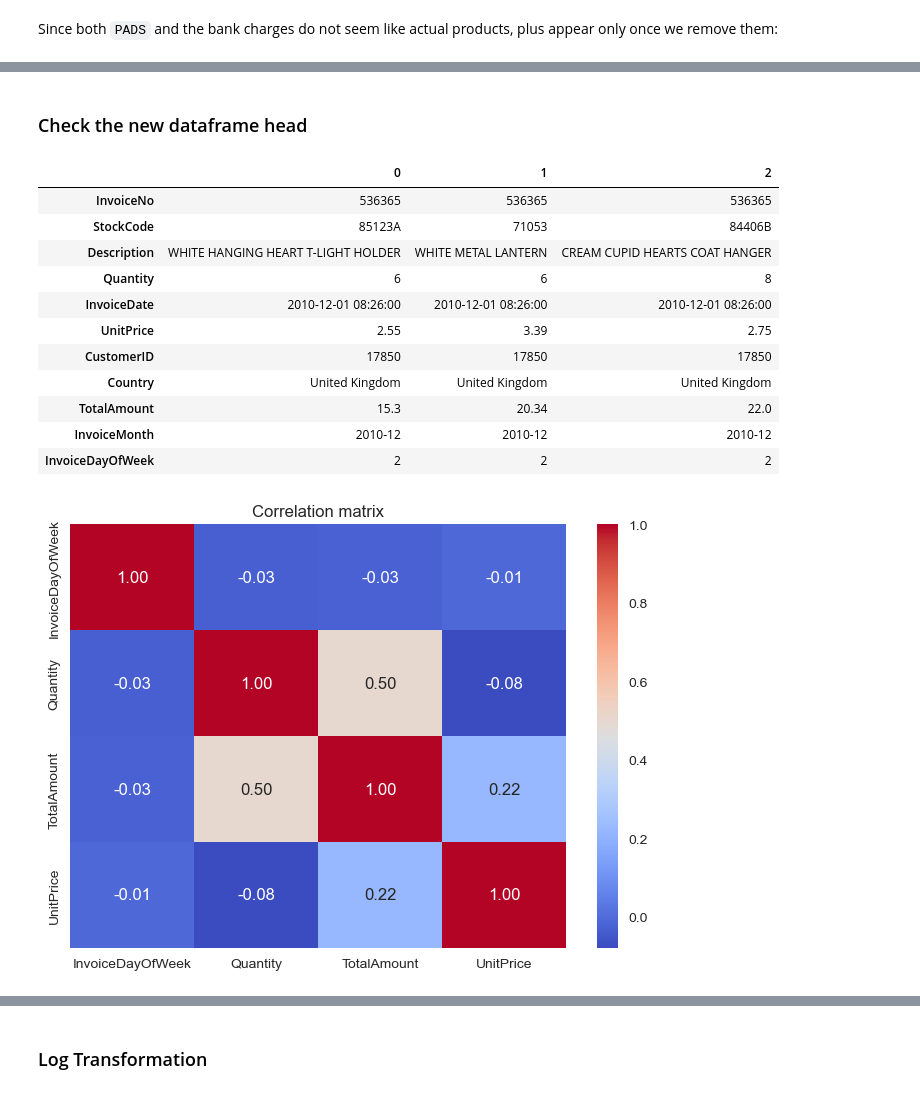
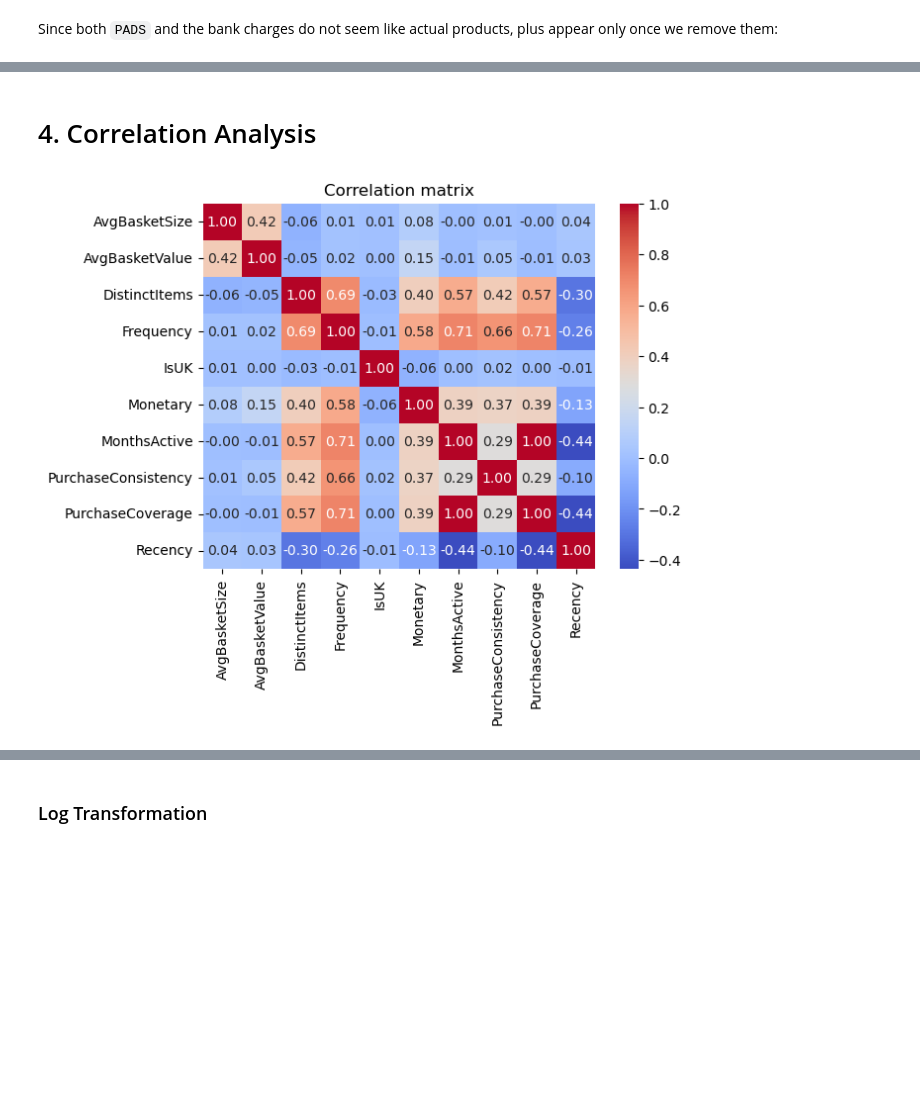
Before and after one commit to sachstimo/online-retail-analysis, a Jupyter notebook: retail_analysis.ipynb, the cells around one changed output, grey strips where cells are left out. Drawn from its saved outputs; the diff is of its cells as text; code cells hidden in the pictures; blank space fills up the shorter version.

```diff
--- a/retail_analysis.ipynb
+++ b/retail_analysis.ipynb
@@ -188,10 +186,12 @@ invoices_without_customer['CustomerID'] = invoices_without_customer['InvoiceNo']
 
 # Clean the CustomerID column to ensure it only contains valid integer-like values
 df_with_customer = df.dropna(subset=['CustomerID']).copy()
-df_with_customer['CustomerID'] = df_with_customer['CustomerID'].str.split('.').str[0]  # Remove decimal part if present
+df_with_customer['CustomerID'] = df_with_customer['CustomerID'].astype(str).str.split('.').str[0]
 
 # Combine with transactions that have real CustomerIDs
 df = pd.concat([
 	df_with_customer,
 	invoices_without_customer
 ])
+
+print(df[df['CustomerID'].astype(str).str.endswith('_anon')].shape[0], 'synthetic customer IDs created')
@@ -330,0 +346,4 @@ df = df[~df['InvoiceNo'].isin([581483, 541431])]
+# %%
+# Set quantity value for invoice 556444
+
+df.loc[df['InvoiceNo'] == 556444, 'Quantity'] = 1
@@ -451,7 +513,12 @@ Since we have seen that around 90% of the customers come from the UK, we will se
 # %%
 # First, create a reference date (last date in the dataset + 1 day)
 last_date = df['InvoiceDate'].max() + pd.Timedelta(days=1)
-df['TotalAmount'] = df['Quantity'] * df['UnitPrice']
+
+# Extract the month from the InvoiceDate
+df['InvoiceMonth'] = df['InvoiceDate'].dt.to_period('M')
+
+# Extract the day of the week from the InvoiceDate
+df['InvoiceDayOfWeek'] = df['InvoiceDate'].dt.dayofweek
 
 # Group by CustomerID to create customer-level features
 customer_features = df.groupby('CustomerID').agg(
@@ -466,18 +533,24 @@ customer_features = df.groupby('CustomerID').agg(
 
     # Alternative/Additional Features
     AvgBasketSize=('Quantity', 'mean'),  # Average items per order
-    AvgOrderValue=('TotalAmount', 'mean'),  # Average spend per order
-    DistinctProducts=('StockCode', lambda x: x.nunique()),  # Count unique products
+    AvgBasketValue=('TotalAmount', 'mean'),  # Average order value
+    DistinctItems=('StockCode', 'nunique'),  # Distinct items purchased
+
+    # Seasonality Features
+    MonthsActive=('InvoiceMonth', 'nunique'),  # Number of unique months with purchases
 
     # Country
     Country=('Country', 'first')
 ).reset_index()
 
-# Extract the month from the InvoiceDate
-df['InvoiceMonth'] = df['InvoiceDate'].dt.to_period('M')
+# Calculate purchase consistency (higher value = more consistent buyer)
+customer_features['PurchaseConsistency'] = customer_features['Frequency'] / customer_features['MonthsActive']
 
-# Extract the day of the week from the InvoiceDate
-df['InvoiceDayOfWeek'] = df['InvoiceDate'].dt.dayofweek
+# Add UK flag
+customer_features['IsUK'] = np.where(customer_features['Country'] == 'United Kingdom', 1, 0)
 
-# Add UK vs International flag
-customer_features['IsUK'] = (customer_features['Country'] == 'United Kingdom').astype(int)
+# Determine time range of dataset in months
+total_months_in_data = df['InvoiceMonth'].nunique()
+
+# Add purchase coverage - what fraction of available months did the customer purchase in
+customer_features['PurchaseCoverage'] = customer_features['MonthsActive'] / total_months_in_data
@@ -527,28 +576,15 @@ Top 10 highest UnitPrice values:
-# %% [markdown]
-### Check the new dataframe head
-# %%
-df.head(3).T
-# %% [output]
-|  | 0 | 1 | 2 |
-| InvoiceNo | 536365 | 536365 | 536365 |
-| StockCode | 85123A | 71053 | 84406B |
-| Description | WHITE HANGING HEART T-LIGHT HOLDER | WHITE METAL LANTERN | CREAM CUPID HEARTS COAT HANGER |
-| Quantity | 6 | 6 | 8 |
-| InvoiceDate | 2010-12-01 08:26:00 | 2010-12-01 08:26:00 | 2010-12-01 08:26:00 |
-| UnitPrice | 2.55 | 3.39 | 2.75 |
-| CustomerID | 17850 | 17850 | 17850 |
-| Country | United Kingdom | United Kingdom | United Kingdom |
-| TotalAmount | 15.3 | 20.34 | 22.0 |
-| InvoiceMonth | 2010-12 | 2010-12 | 2010-12 |
-| InvoiceDayOfWeek | 2 | 2 | 2 |
+# %% [markdown]
+# 4. Correlation Analysis
 # %%
 # Compute the correlation matrix
-excluded_cols = ['StockCode', 'CustomerID', 'Country', 'InvoiceNo', 'Description', 'InvoiceDate', 'InvoiceMonth']
+excluded_cols = ['CustomerID', 'Country']
 
-corr = df[df.columns.difference(excluded_cols)].corr()
+#corr = df[df.columns.difference(excluded_cols)].corr()
+corr = customer_features[customer_features.columns.difference(excluded_cols)].corr()
+
 
 sns.heatmap(corr, annot=True, cmap='coolwarm', fmt=".2f")
 plt.title('Correlation matrix')
 plt.show()
 # %% [output]
-[figure, old version]
+[figure, new version]
```
Also changed, not shown: parts of 72 cells of this notebook.
